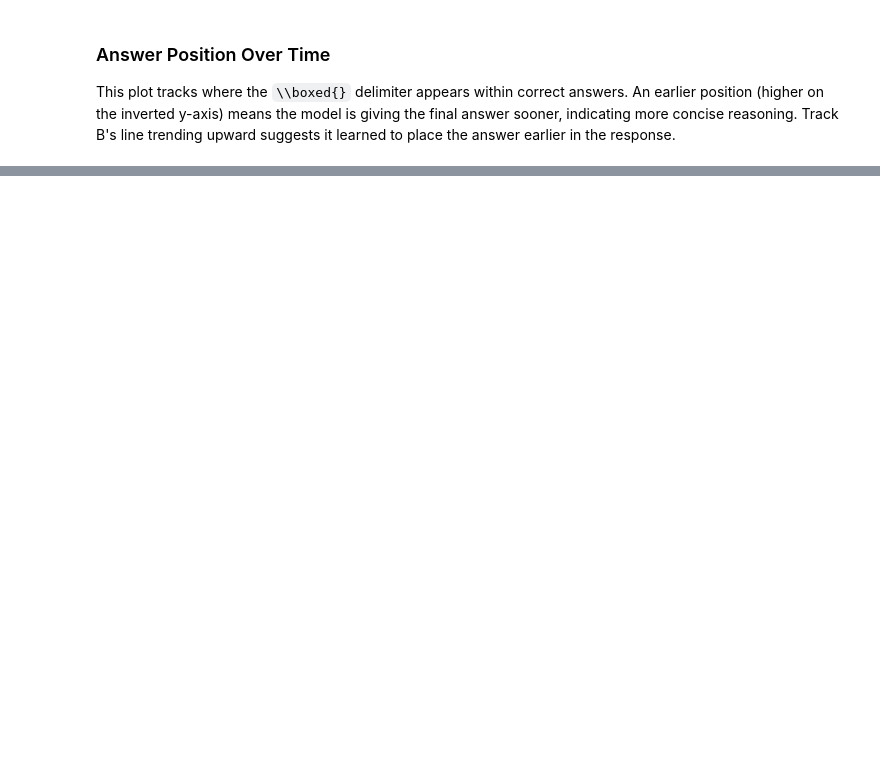
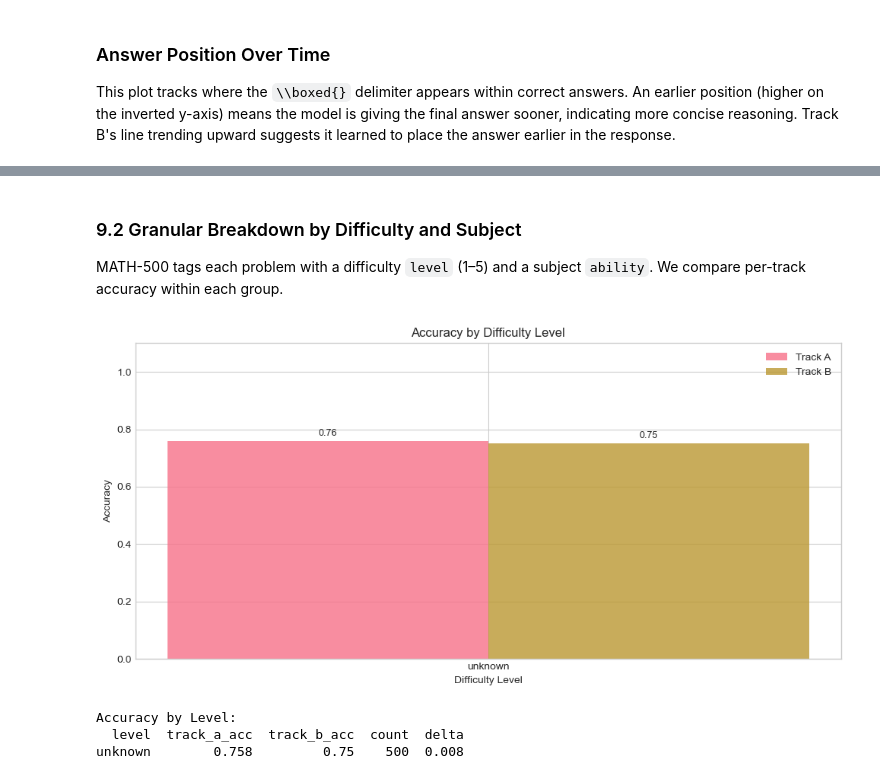
Before and after one commit to cfw20/cs224r-project-e3, a Jupyter notebook: notebooks/rlad_analysis_hendrycks.ipynb, the cells around one changed output, grey strips where cells are left out. Saved outputs shown, nothing was run; the diff lists cells and outputs as text; code cells hidden in the pictures; blank space fills up the shorter version.

```diff
--- a/notebooks/rlad_analysis_hendrycks.ipynb
+++ b/notebooks/rlad_analysis_hendrycks.ipynb
@@ -1549,0 +1618,39 @@ track  step  hash_position
+# %% [markdown]
+### 9.2 Granular Breakdown by Difficulty and Subject
+
+MATH-500 tags each problem with a difficulty `level` (1–5) and a subject `ability`. We compare per-track accuracy within each group.
+# %%
+# Accuracy by level
+level_stats = merged.groupby('level').agg(
+    track_a_acc=('track_a_correct', 'mean'),
+    track_b_acc=('track_b_correct', 'mean'),
+    count=('problem_idx', 'count')
+).reset_index().sort_values('level')
+level_stats['delta'] = level_stats['track_a_acc'] - level_stats['track_b_acc']
+
+fig, ax = plt.subplots(figsize=(10, 5))
+x = np.arange(len(level_stats))
+width = 0.35
+ax.bar(x - width/2, level_stats['track_a_acc'], width, label='Track A', alpha=0.8)
+ax.bar(x + width/2, level_stats['track_b_acc'], width, label='Track B', alpha=0.8)
+ax.set_xlabel('Difficulty Level')
+ax.set_ylabel('Accuracy')
+ax.set_title('Accuracy by Difficulty Level')
+ax.set_xticks(x)
+ax.set_xticklabels(level_stats['level'])
+ax.legend()
+ax.set_ylim(0, 1.1)
+for i, row in level_stats.iterrows():
+    ax.text(i - width/2, row['track_a_acc'] + 0.02, f"{row['track_a_acc']:.2f}", ha='center', fontsize=9)
+    ax.text(i + width/2, row['track_b_acc'] + 0.02, f"{row['track_b_acc']:.2f}", ha='center', fontsize=9)
+plt.tight_layout()
+plt.savefig('eval_accuracy_by_level.png', dpi=150, bbox_inches='tight')
+plt.show()
+
+print('Accuracy by Level:')
+print(level_stats.to_string(index=False))
+# %% [output]
+[figure, added]
+Accuracy by Level:
+  level  track_a_acc  track_b_acc  count  delta
+unknown        0.758         0.75    500  0.008
```
Also changed, not shown: parts of 19 cells of this notebook, 8 other files.
